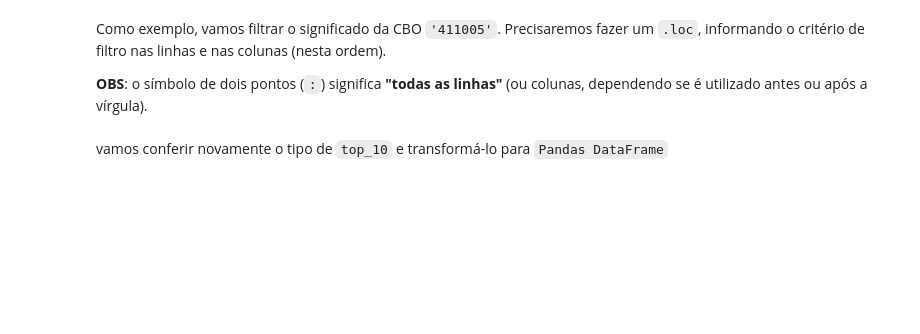
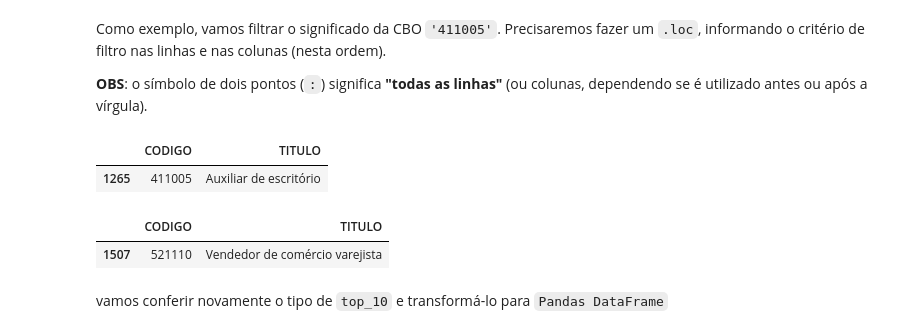
Before and after one commit to gustavoeso/BigData, a Jupyter notebook: Aula_01e02/aula02.ipynb, the cells around one changed output. Saved outputs shown, nothing was run; the diff lists cells and outputs as text; code cells hidden in the pictures; blank space fills up the shorter version.

```diff
--- a/Aula_01e02/aula02.ipynb
+++ b/Aula_01e02/aula02.ipynb
@@ -242,6 +385,15 @@ Como exemplo, vamos filtrar o significado da CBO `'411005'`. Precisaremos fazer
 **OBS**: o símbolo de dois pontos (`:`) significa **"todas as linhas"** (ou colunas, dependendo se é utilizado antes ou após a vírgula).
 # %%
 # Seu código AQUI!
+ocupacao.loc[ocupacao["CODIGO"] == "411005"].compute()
+# %% [output]
+|  | CODIGO | TITULO |
+| 1265 | 411005 | Auxiliar de escritório |
+# %%
+ocupacao.loc[ocupacao["CODIGO"] == "521110"].compute()
+# %% [output]
+|  | CODIGO | TITULO |
+| 1507 | 521110 | Vendedor de comércio varejista |
 # %% [markdown]
 vamos conferir novamente o tipo de `top_10` e transformá-lo para `Pandas DataFrame`
 # %%
```
Also changed, not shown: parts of 39 cells of this notebook, 2 other files.
